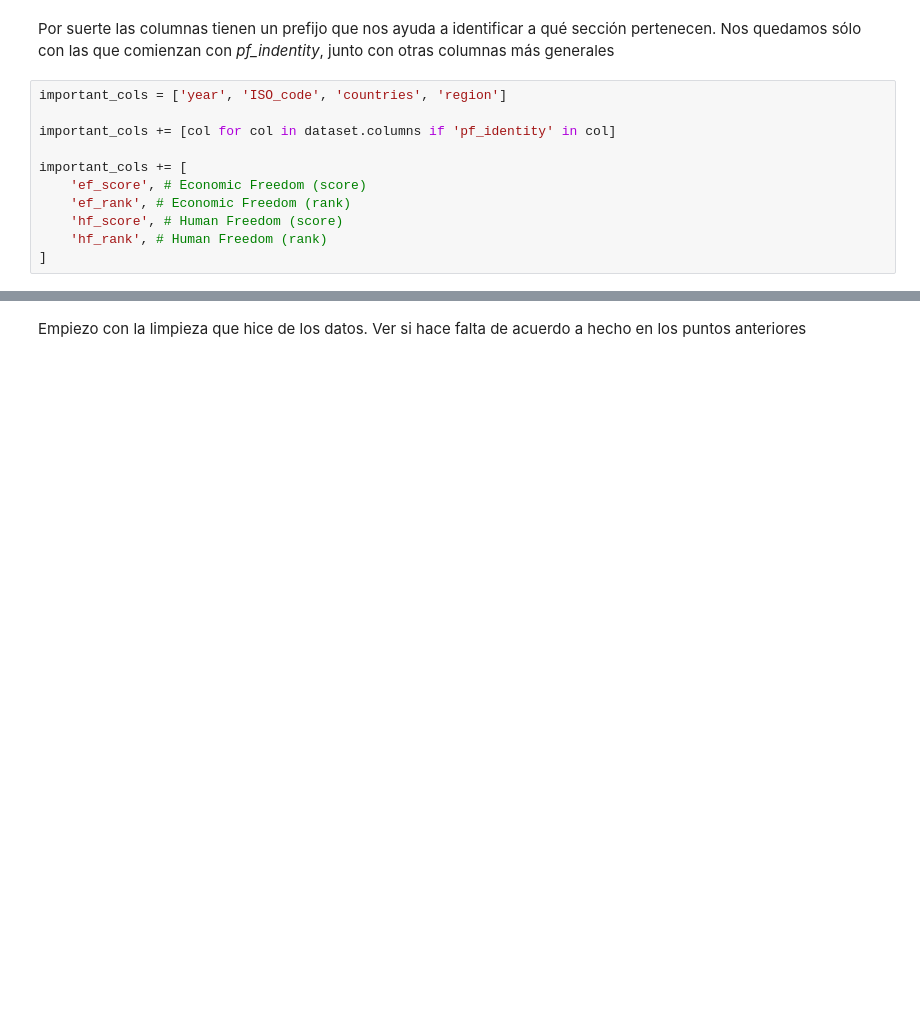
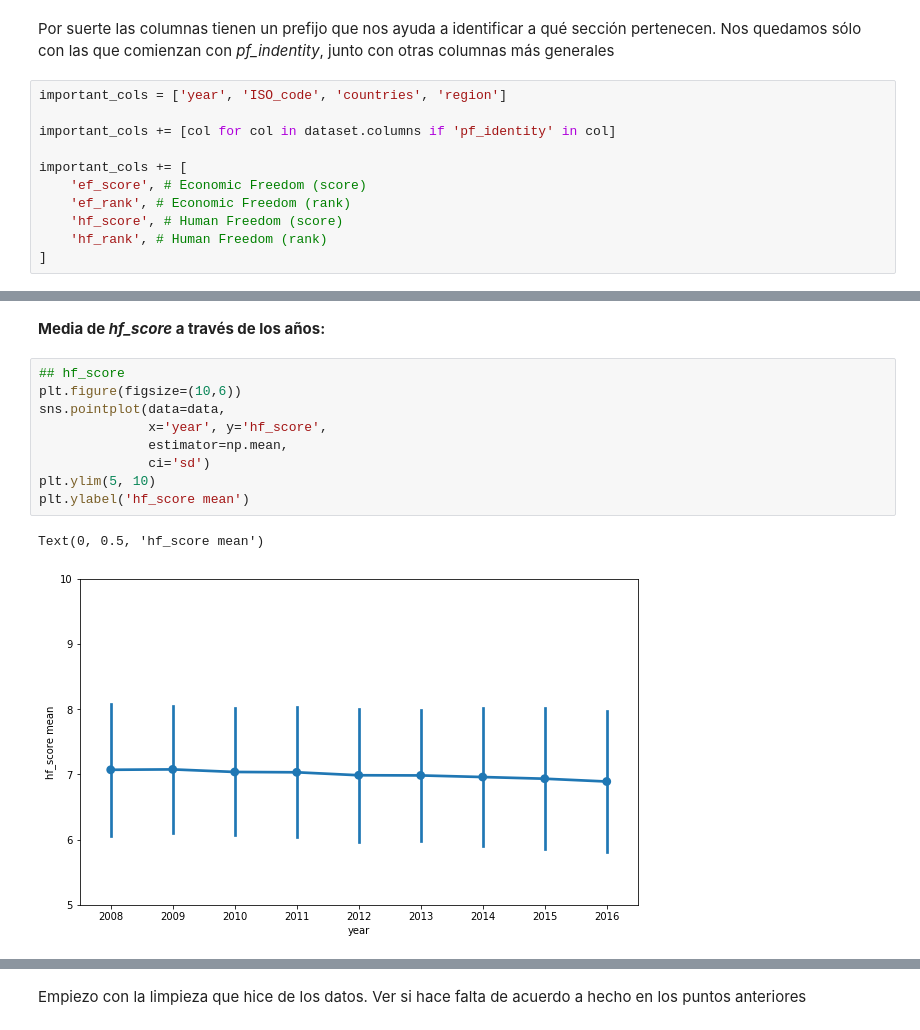
Before and after one commit to fpaludi/DiploDatos, a Jupyter notebook: AnalisisyVisualizacion/practico1-franco_item4.ipynb, the cells around one changed output, grey strips where cells are left out. Saved outputs shown, nothing was run; the diff lists cells and outputs as text; blank space fills up the shorter version.

```diff
--- a/AnalisisyVisualizacion/practico1-franco_item4.ipynb
+++ b/AnalisisyVisualizacion/practico1-franco_item4.ipynb
@@ -133,0 +424,14 @@ Como pf_indentity contribuye al cálculo de hf_score y ef_score, esperamos halla
+# %% [markdown]
+**Media de *hf_score* a través de los  años:**
+# %%
+## hf_score
+plt.figure(figsize=(10,6))
+sns.pointplot(data=data,
+              x='year', y='hf_score',
+              estimator=np.mean,
+              ci='sd')
+plt.ylim(5, 10)
+plt.ylabel('hf_score mean')
+# %% [output]
+Text(0, 0.5, 'hf_score mean')
+[figure, added]
```
Also changed, not shown: parts of 106 cells of this notebook.
